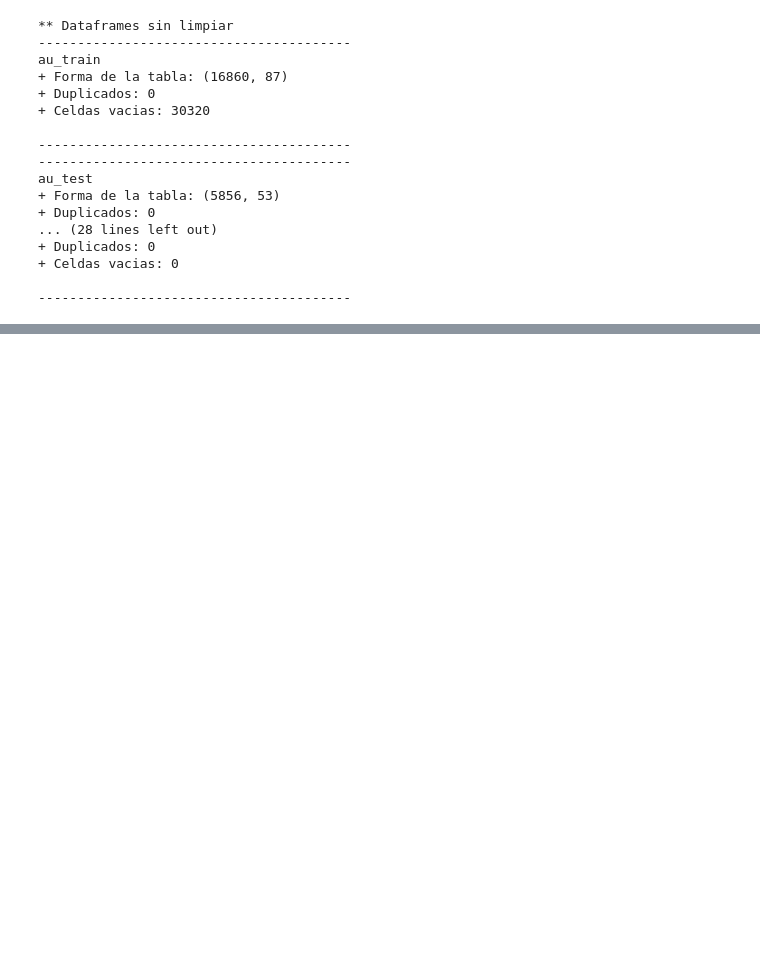
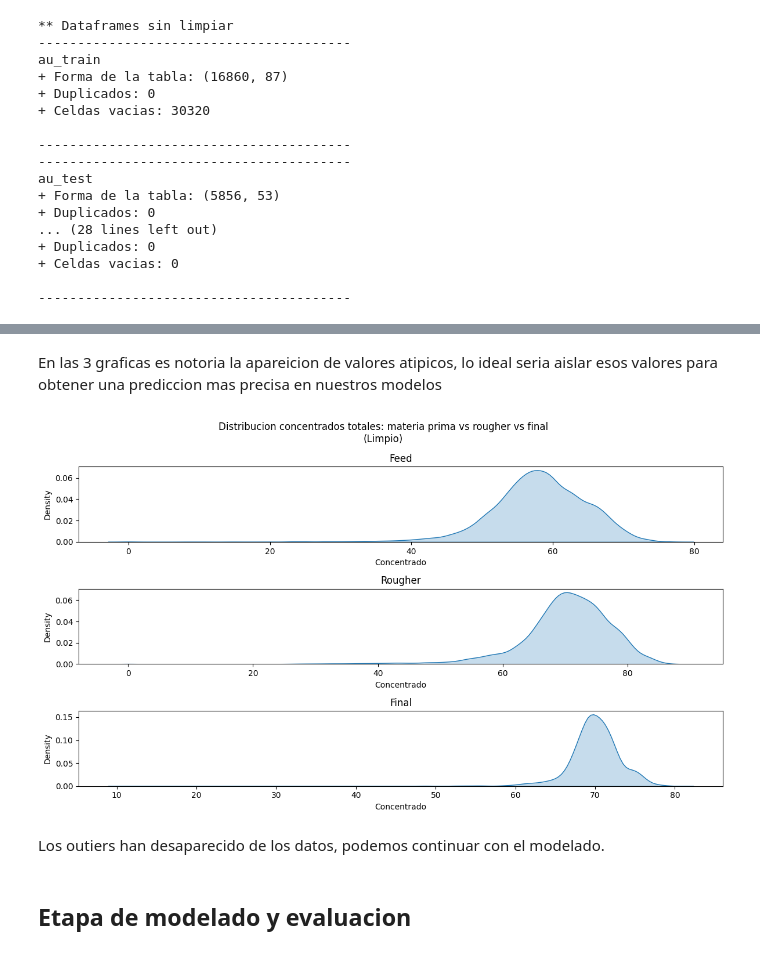
Before and after one commit to leonardomoncada9902/gold_recovery_ml, a Jupyter notebook: notebook/gold_recovery.ipynb, the cells around one changed output, grey strips where cells are left out. Saved outputs shown, nothing was run; the diff lists cells and outputs as text; code cells hidden in the pictures; blank space fills up the shorter version.

```diff
--- a/notebook/gold_recovery.ipynb
+++ b/notebook/gold_recovery.ipynb
@@ -136,0 +292,63 @@ au_test
+# %% [markdown]
+En las 3 graficas es notoria la apareicion de valores atipicos, lo ideal seria aislar esos valores para obtener una prediccion mas precisa en nuestros modelos
+# %%
+# Funcion para filtrado de indices de os valores atipicos encontrados
+
+def anomaly_mask(df):
+
+    '''
+        Filtrado de las columnas para obtener los datos atipicos,
+        obtencion de los indices de dichos datos.
+        Regresa: una lista de de indices
+    '''
+
+    feed  = total_concentration(df, 'rougher.input.feed')
+    rough = total_concentration(df, 'rougher.output.concentrate')
+    final = total_concentration(df, 'final.output.concentrate')
+    mask_bad = pd.Series(False, index=df.index)
+    for s in [feed, rough, final]:
+        if s is not None and len(s) > 0:
+            mask_bad = mask_bad | (s <= 0)
+    return mask_bad
+
+# Llamado de la fucnion 'anomaly_mask' para obtener los indices con valores atipicos
+
+bad_full = anomaly_mask(au_list_cl['au_full'])
+bad_train = anomaly_mask(au_list_cl['au_train'])
+bad_test  = anomaly_mask(au_list_cl['au_test'])
+
+# filtrado de las bases de datos con los indices obtenidos
+
+full_clean = au_list_cl['au_full'].loc[~bad_full]
+train_clean = au_list_cl['au_train'].loc[~bad_train]
+test_clean = au_list_cl['au_test'].loc[~bad_test]
+
+# Llamado de las funcion 'total_concentration' sobre las bases de datos limpias
+
+tot_feed_cl  = total_concentration(full_clean, 'rougher.input.feed')
+tot_rough_cl = total_concentration(full_clean, 'rougher.output.concentrate')
+tot_final_cl = total_concentration(full_clean, 'final.output.concentrate')
+
+# Construccion de graficos de distribucion con los valores limpios
+
+fig, axes = plt.subplots(3, 1, figsize=(12, 7), sharex=False, sharey=False)
+
+sns.kdeplot(tot_feed_cl, ax=axes[0], fill=True)
+axes[0].set_xlabel("Concentrado"); axes[0].set_title('Feed')
+
+sns.kdeplot(tot_rough_cl, ax=axes[1], fill=True)
+axes[1].set_xlabel("Concentrado"); axes[1].set_title('Rougher')
+
+sns.kdeplot(tot_final_cl, ax=axes[2], fill=True)
+axes[2].set_xlabel("Concentrado"); axes[2].set_title('Final')
+
+fig.suptitle('Distribucion concentrados totales: materia prima vs rougher vs final\n(Limpio)')
+
+plt.tight_layout()
+plt.show()
+# %% [output]
+[figure, added]
+# %% [markdown]
+Los outiers han desaparecido de los datos, podemos continuar con el modelado.
+# %% [markdown]
+## Etapa de modelado y evaluacion
```
Also changed, not shown: parts of 16 cells of this notebook.
